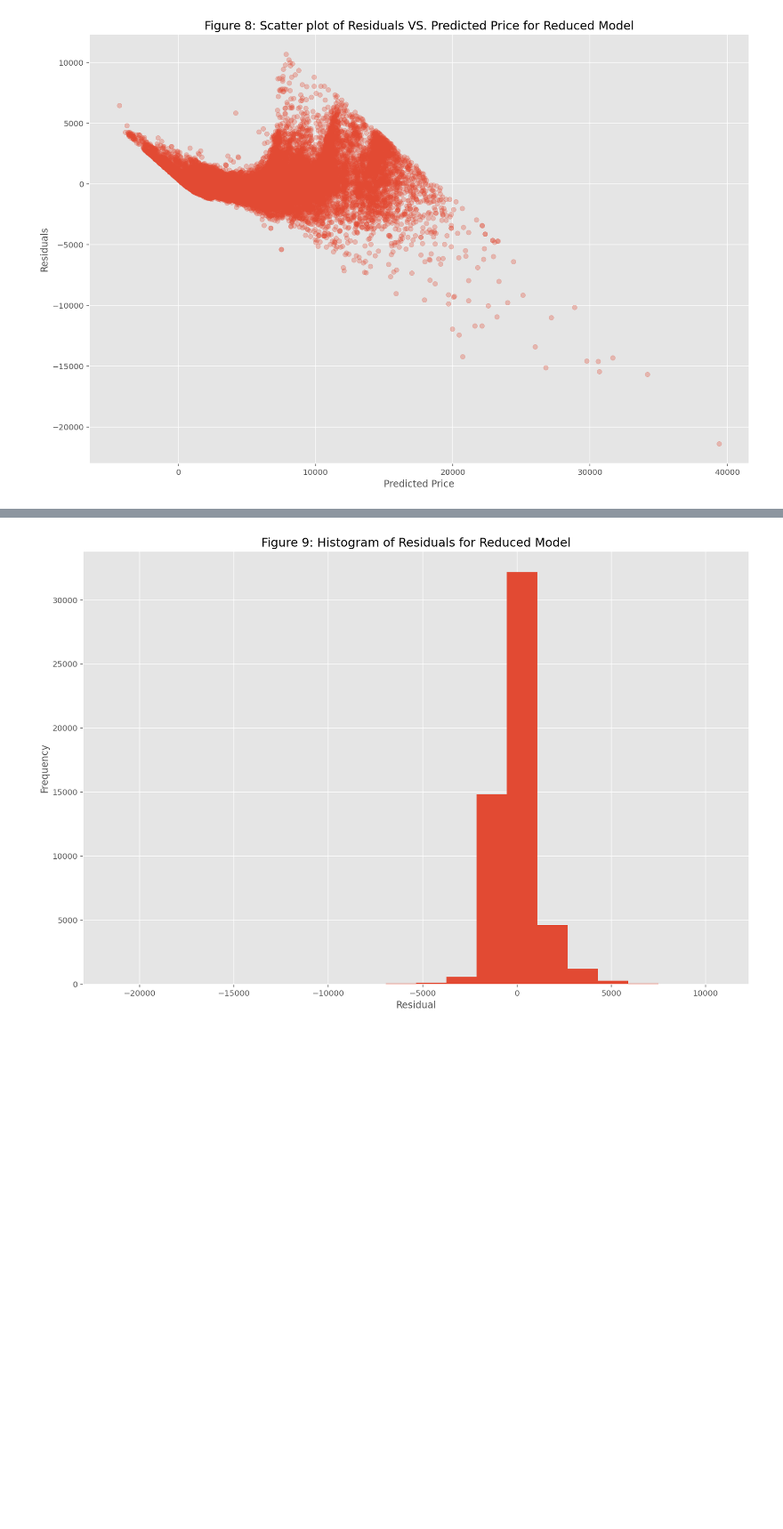
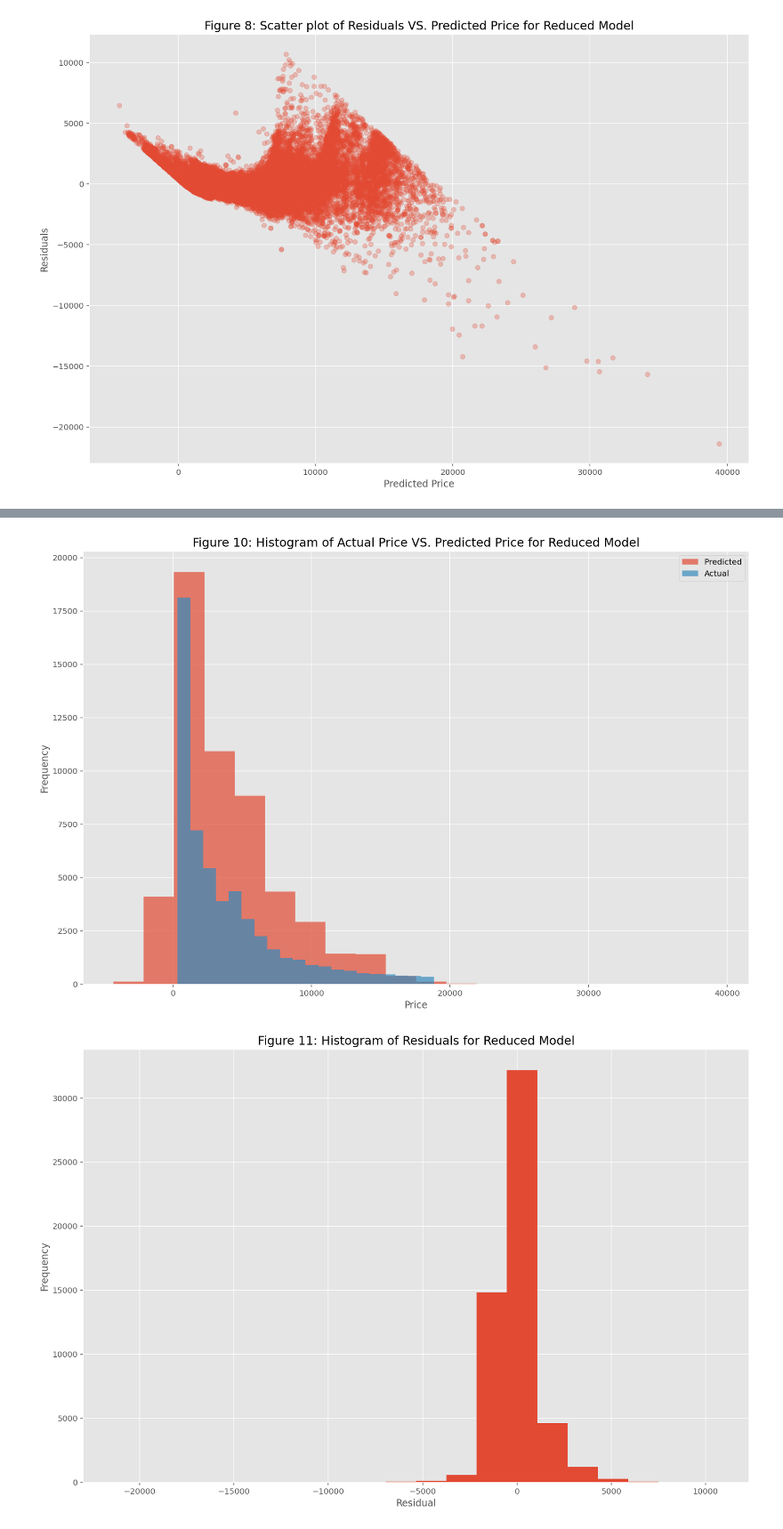
Before and after one commit to s3955624-Chee-Kin-Go/Phase-2, a Jupyter notebook: Phase 2_Group15.ipynb, the cells around one changed output, grey strips where cells are left out. Shown at 89% size. Cells and saved outputs as stored; diff of their text form; code cells hidden in the pictures; blank space fills up the shorter version.

```diff
--- a/Phase 2_Group15.ipynb
+++ b/Phase 2_Group15.ipynb
@@ -359,3 +370,14 @@ Figure 2 and Figure 8 have a striking resemblance, indicating that the residuals
+# %%
+plt.figure(figsize=(15,10))
+plt.hist(residuals_reduced['predicted'], label='Predicted', bins=20, alpha=0.7);
+plt.hist(residuals_reduced['actual'], label='Actual', bins=20, alpha=0.7);
+plt.xlabel('Price');
+plt.ylabel('Frequency');
+plt.title('Figure 10: Histogram of Actual Price VS. Predicted Price for Reduced Model', fontsize=15);
+plt.legend()
+plt.show();
+# %% [output]
+[figure, added]
 # %%
 plt.figure(figsize=(15,10))
 plt.hist(residuals_reduced['residual'], bins = 20);
```
Also changed, not shown: parts of 10 cells of this notebook.
